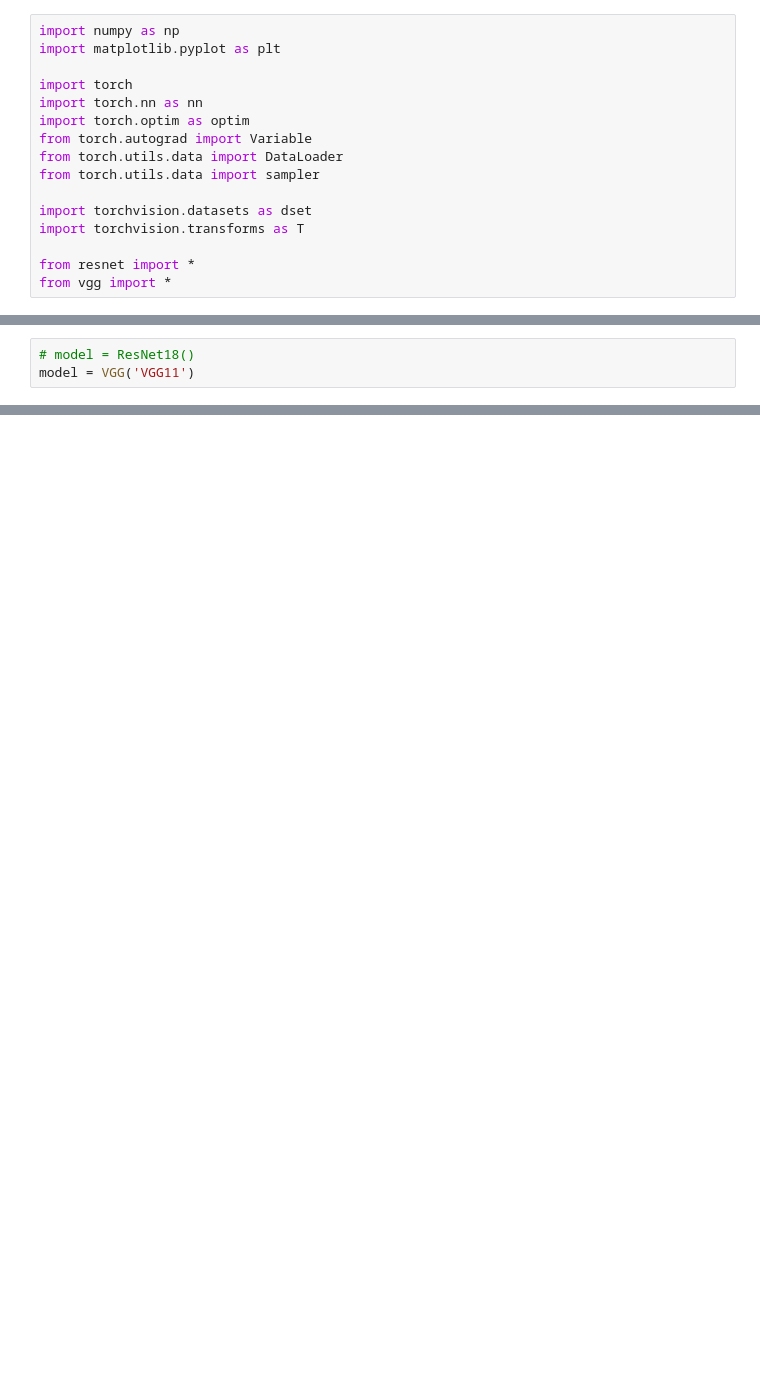
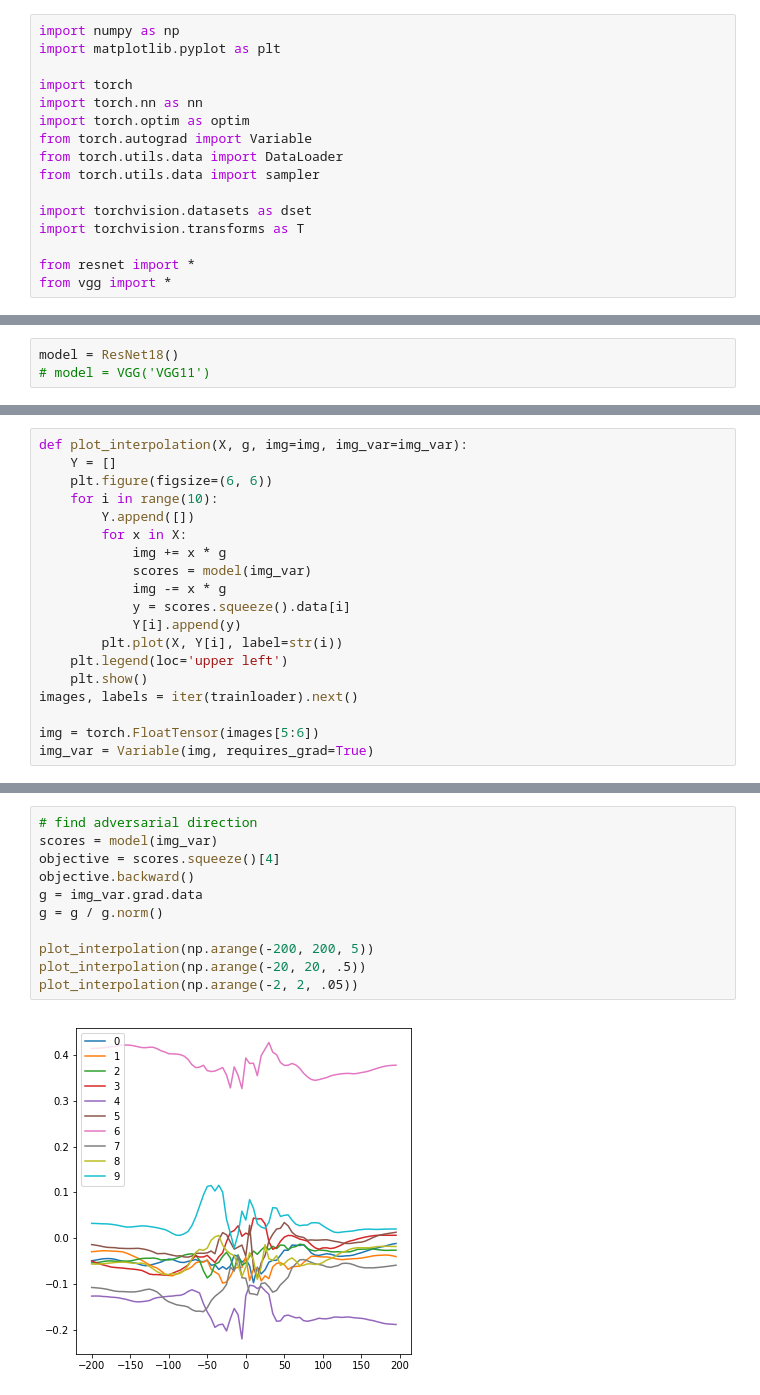
Before and after one commit to KellerJordan/Adversarial, a Jupyter notebook: LinearityExperiment.ipynb, the cells around one changed output, grey strips where cells are left out. Cells and saved outputs as stored; diff of their text form; blank space fills up the shorter version.

```diff
--- a/LinearityExperiment.ipynb
+++ b/LinearityExperiment.ipynb
@@ -31,6 +31,6 @@ Files already downloaded and verified
 # %%
-# model = ResNet18()
-model = VGG('VGG11')
+model = ResNet18()
+# model = VGG('VGG11')
 # %%
 param_count = 0
 for param in model.parameters():
@@ -41,0 +44,19 @@ print(param_count)
+# %%
+def plot_interpolation(X, g, img=img, img_var=img_var):
+    Y = []
+    plt.figure(figsize=(6, 6))
+    for i in range(10):
+        Y.append([])
+        for x in X:
+            img += x * g
+            scores = model(img_var)
+            img -= x * g
+            y = scores.squeeze().data[i]
+            Y[i].append(y)
+        plt.plot(X, Y[i], label=str(i))
+    plt.legend(loc='upper left')
+    plt.show()
+images, labels = iter(trainloader).next()
+
+img = torch.FloatTensor(images[5:6])
+img_var = Variable(img, requires_grad=True)
@@ -41,0 +75,13 @@ print(param_count)
+# %%
+# find adversarial direction
+scores = model(img_var)
+objective = scores.squeeze()[4]
+objective.backward()
+g = img_var.grad.data
+g = g / g.norm()
+
+plot_interpolation(np.arange(-200, 200, 5))
+plot_interpolation(np.arange(-20, 20, .5))
+plot_interpolation(np.arange(-2, 2, .05))
+# %% [output]
+[figure, added]
```
Also changed, not shown: parts of 17 cells of this notebook, 2 other files.
